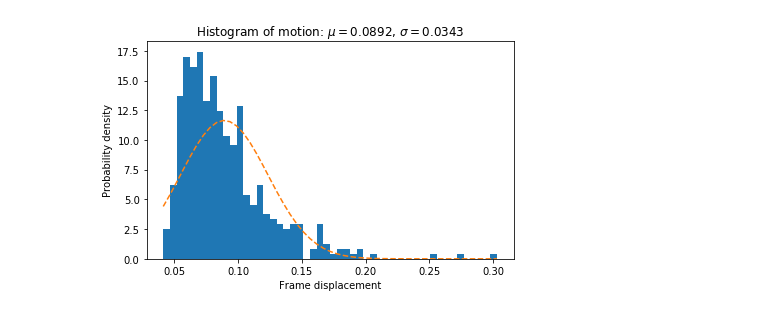
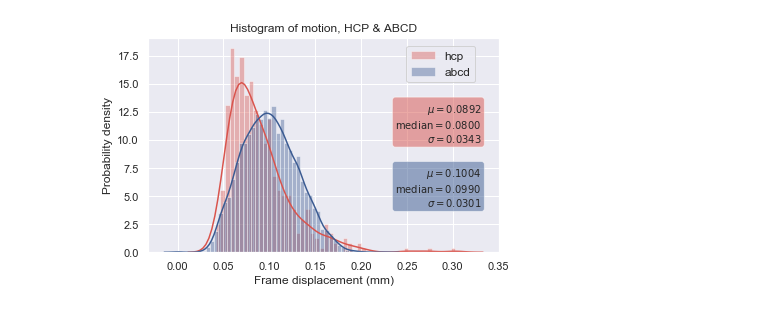
Before and after one commit to nih-fmrif/abcd_cca_replication, a Jupyter notebook: motion/hcp_abcd_motion_analysis.ipynb, the cells around one changed output. Saved outputs shown, nothing was run; the diff lists cells and outputs as text; code cells hidden in the pictures.

Commit message:
added motion histogram analysis code, and abcd 2.0 release notes

```diff
--- a/motion/hcp_abcd_motion_analysis.ipynb
+++ b/motion/hcp_abcd_motion_analysis.ipynb
@@ -7,5 +8,10 @@ from matplotlib.ticker import PercentFormatter
 import os
 # %%
 cwd = os.getcwd()
-fp = os.path.join(cwd,'rfMRI_motion.txt')
-data=np.loadtxt(fp)
+fp = os.path.join(cwd,'data/HCP500_rfMRI_motion.txt')
+hcp=np.loadtxt(fp)
+fp = os.path.join(cwd,'data/mean_FDs.txt')
+abcd=np.loadtxt(fp)
+
+# for ABCD, change nan --> 0
+abcd[np.isnan(abcd)]=0
@@ -42,24 +18,53 @@ print(sigma)
-# %%
-num_bins = 50
-
-fig, ax = plt.subplots()
-
-# the histogram of the data
-n, bins, patches = ax.hist(data, num_bins, density=1)
-
-# add a 'best fit' line
-y = ((1 / (np.sqrt(2 * np.pi) * sigma)) *
-     np.exp(-0.5 * (1 / sigma * (bins - mu))**2))
-ax.plot(bins, y, '--')
-ax.set_xlabel('Frame displacement')
-ax.set_ylabel('Probability density')
-ax.set_title(r'Histogram of motion: $\mu=${}, $\sigma=${}'.format(round(mu,4),round(sigma,4)))
-
-# Tweak spacing to prevent clipping of ylabel
-fig.tight_layout()
-plt.show()
-# %% [output]
-[figure, removed]
+# %%
+# mean and SD
+hcp_mu = np.mean(hcp)
+hcp_sigma = np.std(hcp)
+
+abcd_mu = np.mean(abcd)
+abcd_sigma = np.std(abcd)
+# %%
+bins=51
+fig, ax = plt.subplots()
+
+# Call the sns.set() function
+sns.set()
+sns.distplot(hcp,bins=bins,norm_hist=True,label='hcp',color=sns.xkcd_rgb["pale red"])
+sns.distplot(abcd,bins=bins,norm_hist=True,label='abcd',color=sns.xkcd_rgb["denim blue"])
+
+# plt.axvline(np.median(hcp), linestyle='--',color=sns.xkcd_rgb["pale red"])
+# plt.axvline(np.median(abcd), linestyle='--',color=sns.xkcd_rgb["denim blue"])
+
+plt.legend(loc='upper right', bbox_to_anchor=(0.95, 0.99),fontsize=12)
+
+ax.set_xlabel('Frame displacement (mm)')
+ax.set_ylabel('Probability density')
+ax.set_title(r'Histogram of motion, HCP & ABCD')
+
+textstr1 = '\n'.join((
+    r'$\mu=%.4f$' % (hcp_mu, ),
+    r'$\mathrm{median}=%.4f$' % (np.median(hcp), ),
+    r'$\sigma=%.4f$' % (hcp_sigma, )))
+
+textstr2 = '\n'.join((
+    r'$\mu=%.4f$' % (abcd_mu, ),
+    r'$\mathrm{median}=%.4f$' % (np.median(abcd), ),
+    r'$\sigma=%.4f$' % (abcd_sigma, )))
+
+props1 = dict(boxstyle='round', facecolor=sns.xkcd_rgb["pale red"], alpha=0.5)
+props2 = dict(boxstyle='round', facecolor=sns.xkcd_rgb["denim blue"], alpha=0.5)
+
+# place a text box in upper left in axes coords
+ax.text(0.95, 0.7, textstr1, transform=ax.transAxes, fontsize=10,
+        verticalalignment='top', horizontalalignment='right', bbox=props1)
+# place a text box in upper left in axes coords
+ax.text(0.95, 0.4, textstr2, transform=ax.transAxes, fontsize=10,
+        verticalalignment='top', horizontalalignment='right', bbox=props2)
+
+# Tweak spacing to prevent clipping of ylabel
+fig.tight_layout()
+plt.show()
+# %% [output]
+[figure, added]
 # %%
 fd=0.3
 zscore = (0.3-mu)/sigma
```
Also changed, not shown: parts of 4 cells of this notebook, 1 other file.
